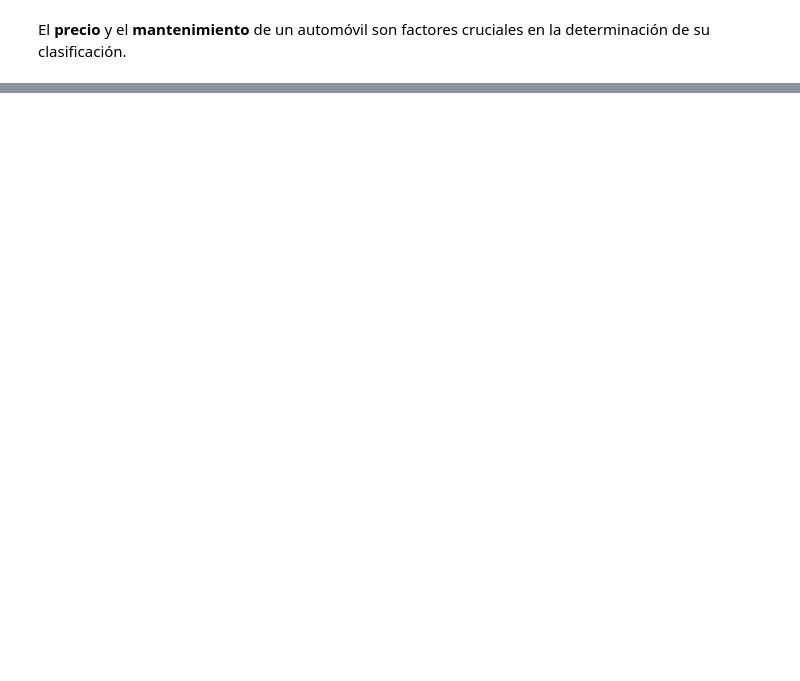
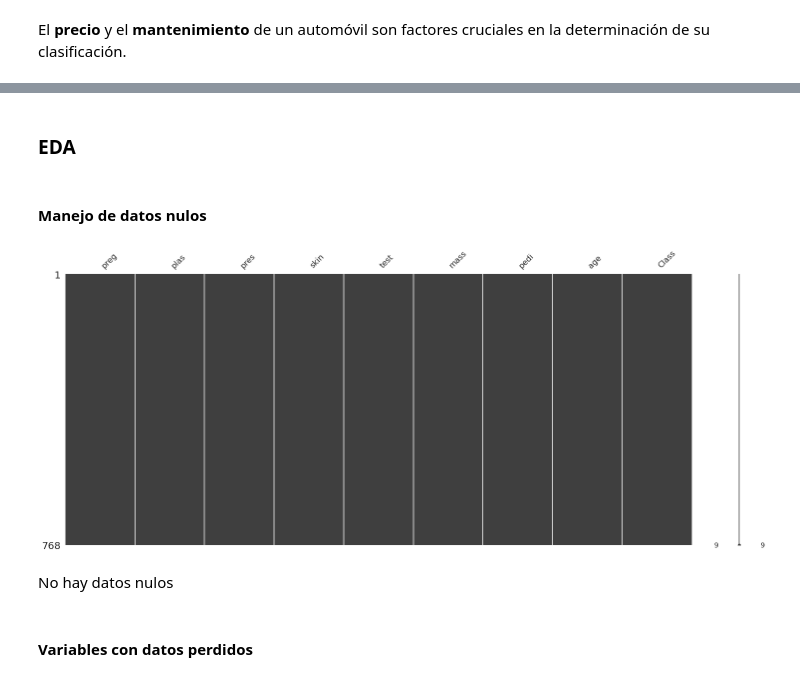
Before and after one commit to mazzaroli/decision_tree-random_forest, a Jupyter notebook: notas.ipynb, the cells around one changed output, grey strips where cells are left out. Cells and saved outputs as stored; diff of their text form; code cells hidden in the pictures; blank space fills up the shorter version.

```diff
--- a/notas.ipynb
+++ b/notas.ipynb
@@ -773,0 +824,7 @@ Fields description follow:
+# %%
+import numpy as np
+import pandas as pd
+import matplotlib.pyplot as plt
+import seaborn as sns
+
+sns.set(style='whitegrid', context='notebook')
@@ -773,0 +833,6 @@ Fields description follow:
+# %%
+df_diabetes = pd.read_csv('pima-indians-diabetes.csv', header=None, sep=',')
+
+df_columns = np.array(['preg','plas', 'pres', 'skin', 'test', 'mass', 'pedi', 'age', 'Class'])
+
+df_diabetes.columns = df_columns
@@ -773,0 +879,4 @@ Fields description follow:
+# %%
+# No hay datos duplicados en el dataset
+df_diabetes.drop_duplicates(inplace=True)
+df_diabetes
@@ -773,0 +897,14 @@ Fields description follow:
+# %% [markdown]
+### EDA
+# %% [markdown]
+#### Manejo de datos nulos
+# %%
+import missingno as miss
+
+miss.matrix(df_diabetes);
+# %% [output]
+[figure, added]
+# %% [markdown]
+No hay datos nulos
+# %% [markdown]
+#### Variables con datos perdidos
```
Also changed, not shown: parts of 96 cells of this notebook, 1 other file.
